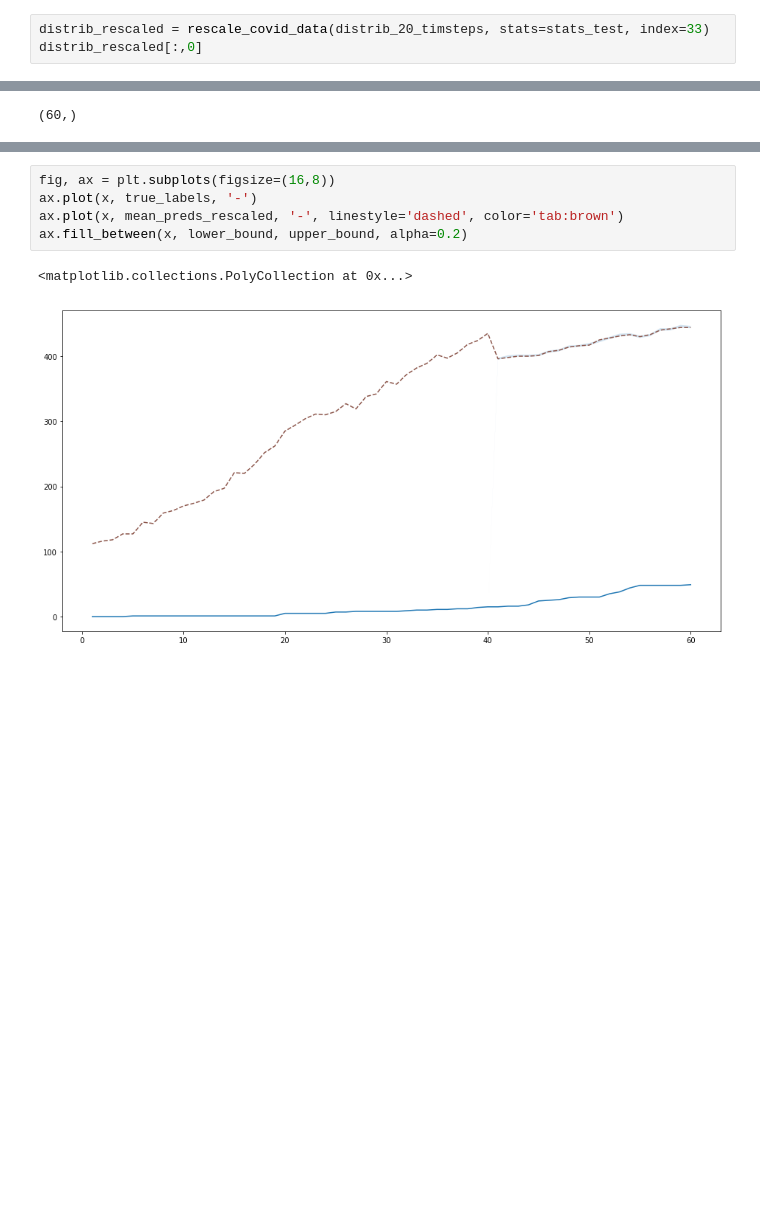
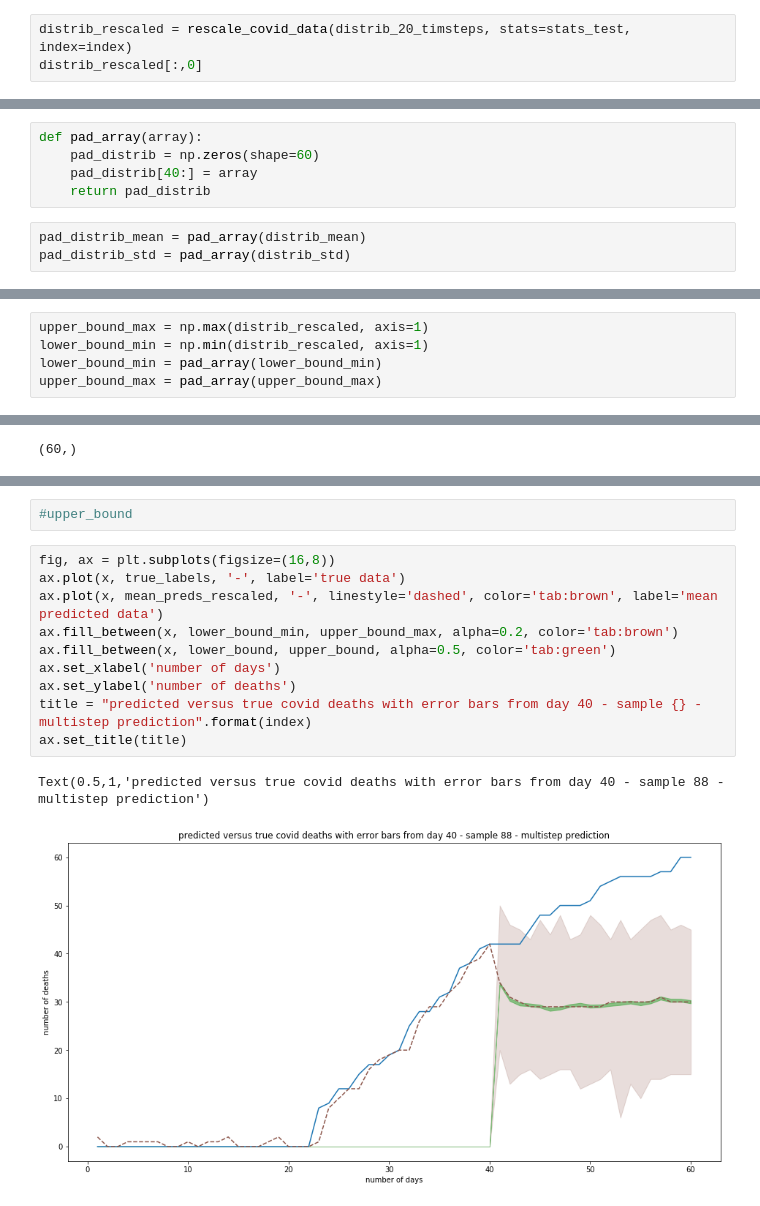
Before and after one commit to AMDonati/SMC-T-v2, a Jupyter notebook: src/plots/plots_covid.ipynb, the cells around one changed output, grey strips where cells are left out. Cells and saved outputs as stored; diff of their text form; blank space fills up the shorter version.

```diff
--- a/src/plots/plots_covid.ipynb
+++ b/src/plots/plots_covid.ipynb
@@ -119,4 +104,4 @@ array([0.5034129 , 0.68266261, 0.22075613, 0.51112068, 0.7108013 ,
 # %%
-distrib_rescaled = rescale_covid_data(distrib_20_timsteps, stats=stats_test, index=33)
+distrib_rescaled = rescale_covid_data(distrib_20_timsteps, stats=stats_test, index=index)
 distrib_rescaled[:,0]
 # %% [output]
@@ -169,3 +122,11 @@ array([ 0.        ,  0.        ,  0.        ,  0.        ,  0.        ,
+# %%
+def pad_array(array):
+    pad_distrib = np.zeros(shape=60)
+    pad_distrib[40:] = array
+    return pad_distrib
+# %%
+pad_distrib_mean = pad_array(distrib_mean)
+pad_distrib_std = pad_array(distrib_std)
 # %%
 distrib_rescaled.shape[1]**(1/2)
 # %% [output]
@@ -179,3 +139,8 @@ upper_bound = pad_distrib_mean + 1.960 * pad_distrib_std / (distrib_rescaled.sha
+# %%
+upper_bound_max = np.max(distrib_rescaled, axis=1)
+lower_bound_min = np.min(distrib_rescaled, axis=1)
+lower_bound_min = pad_array(lower_bound_min)
+upper_bound_max = pad_array(upper_bound_max)
 # %%
 lower_bound.shape
 # %% [output]
@@ -219,8 +154,15 @@ array([  0.        ,   0.        ,   0.        ,   0.        ,
+# %%
+#upper_bound
 # %%
 fig, ax = plt.subplots(figsize=(16,8))
-ax.plot(x, true_labels, '-')
-ax.plot(x, mean_preds_rescaled, '-', linestyle='dashed', color='tab:brown')
-ax.fill_between(x, lower_bound, upper_bound, alpha=0.2)
+ax.plot(x, true_labels, '-', label='true data')
+ax.plot(x, mean_preds_rescaled, '-', linestyle='dashed', color='tab:brown', label='mean predicted data')
+ax.fill_between(x, lower_bound_min, upper_bound_max, alpha=0.2, color='tab:brown')
+ax.fill_between(x, lower_bound, upper_bound, alpha=0.5, color='tab:green')
+ax.set_xlabel('number of days')
+ax.set_ylabel('number of deaths')
+title = "predicted versus true covid deaths with error bars from day 40 - sample {} - multistep prediction".format(index)
+ax.set_title(title)
 # %% [output]
-<matplotlib.collections.PolyCollection at 0x...>
+Text(0.5,1,'predicted versus true covid deaths with error bars from day 40 - sample 88 - multistep prediction')
-[figure, old version]
+[figure, new version]
```
Also changed, not shown: parts of 36 cells of this notebook, 6 other files.
